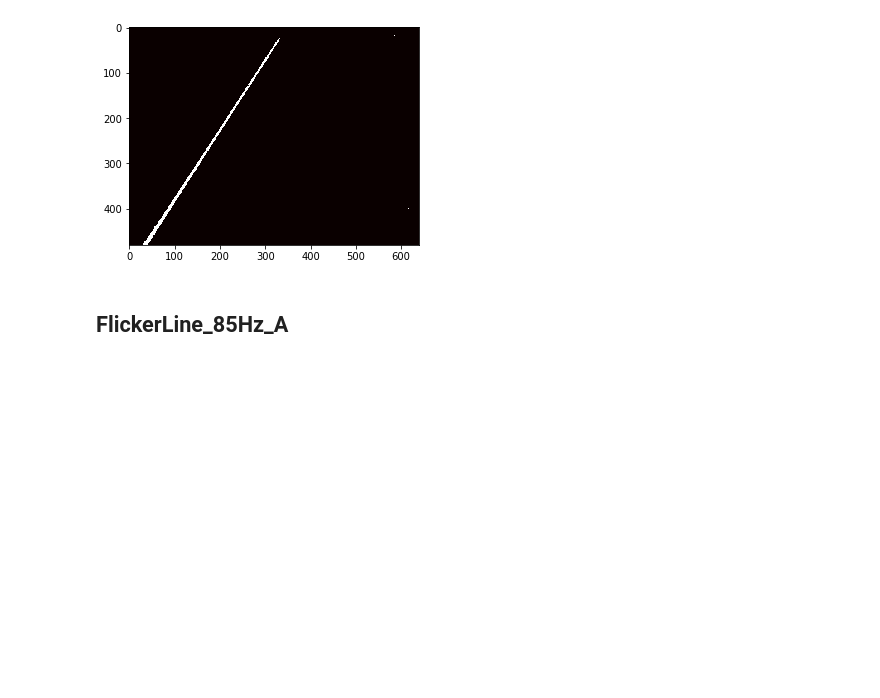
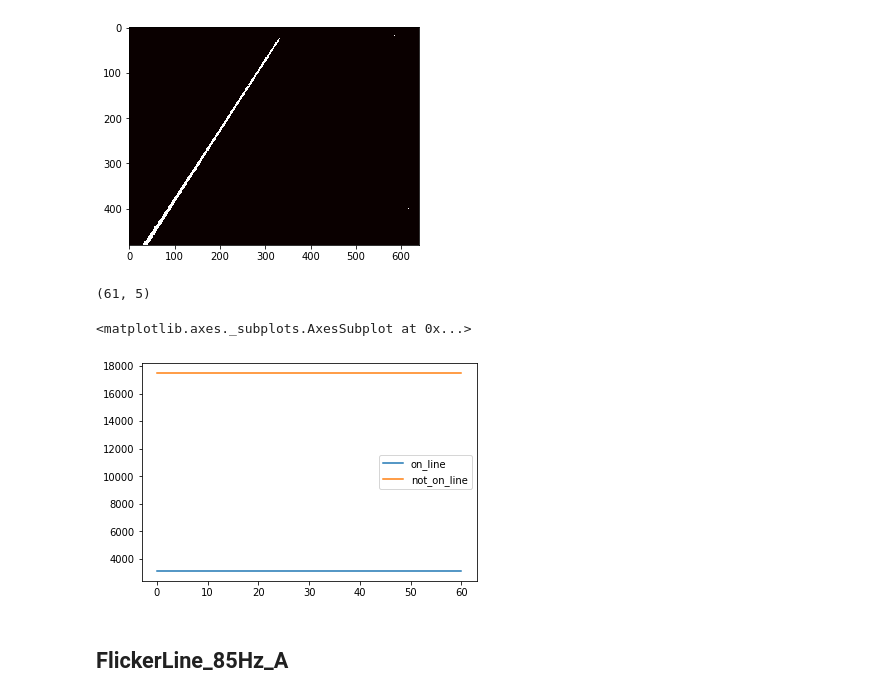
Before and after one commit to mannmoshe/image-processing, a Jupyter notebook: project/image_processing_project.ipynb, the cells around one changed output. Drawn from its saved outputs; the diff is of its cells as text; code cells hidden in the pictures; blank space fills up the shorter version.

```diff
--- a/project/image_processing_project.ipynb
+++ b/project/image_processing_project.ipynb
@@ -280,6 +303,34 @@ plt.imshow(data_pn, cmap='hot', interpolation='nearest')
 plt.show()
 # %% [output]
 [figure]
+# %%
+agg_pn = []
+timestamps_filtered = [ts for ts in df_pn['timestamp'].unique() if ts % 500 == 0]
+for ts in timestamps_filtered:
+  count_d = {}
+  df_sub = df[df['timestamp'] == ts]
+  df_sub_dots = list(set(zip(df.x, df.y)))
+  sub_dots_not_on_line = list(set(df_sub_dots) - set(line_dots))
+  n_dots_not_on_line = len(sub_dots_not_on_line)
+  n_dots_on_line = len(list(set(line_dots) - set(sub_dots_not_on_line)))
+  n_total_dots = len(df_sub_dots)
+  count_d['timestamp'] = ts #[n_total_dots, n_dots_on_line, n_dots_not_on_line]
+  count_d['time'] = datetime.fromtimestamp(ts / 1e6).strftime('%H:%M:%S.%f')
+  count_d['total'] = n_total_dots
+  count_d['on_line'] = n_dots_on_line
+  count_d['not_on_line'] = n_dots_not_on_line
+  agg_pn.append(count_d)
+# %%
+df_agg_pn = pd.DataFrame(agg_pn)
+# %%
+df_agg_pn.shape
+# %% [output]
+(61, 5)
+# %%
+df_agg_pn[['on_line', 'not_on_line']].plot.line()
+# %% [output]
+<matplotlib.axes._subplots.AxesSubplot at 0x...>
+[figure, added]
 # %% [markdown]
 ## FlickerLine_85Hz_A
 # %%
```
Also changed, not shown: parts of 29 cells of this notebook.
